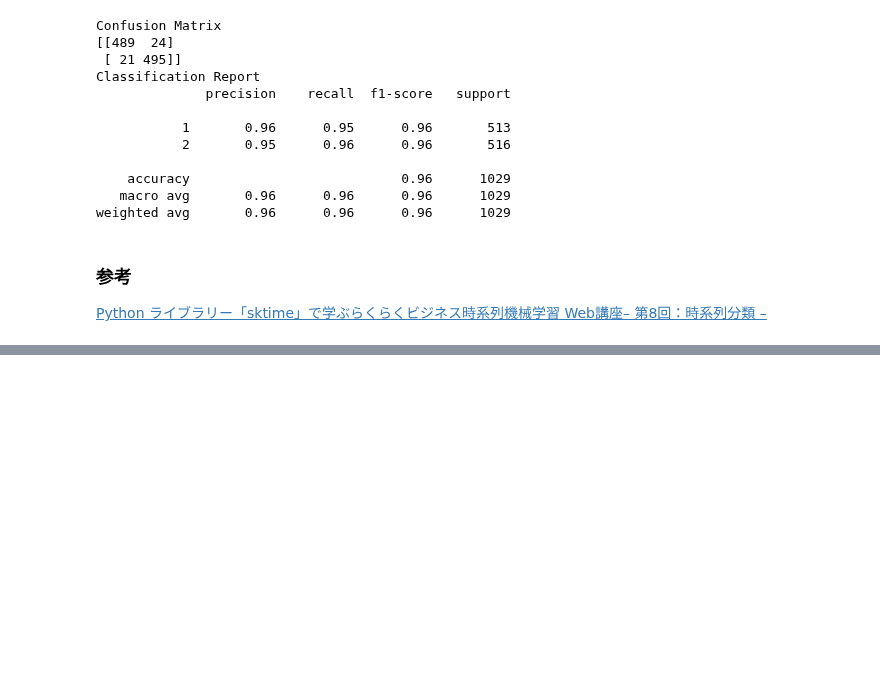
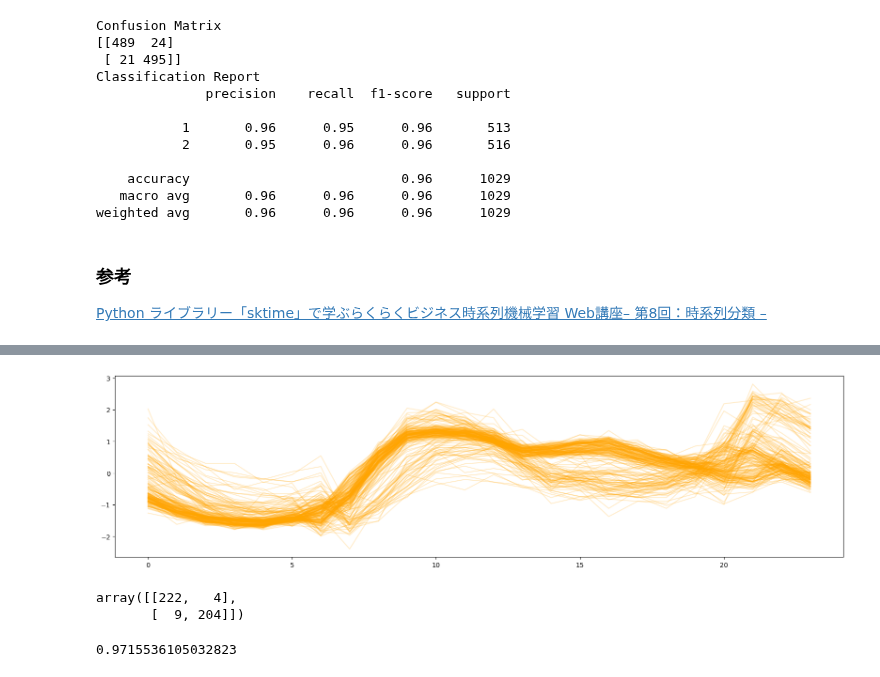
Before and after one commit to Mr-Kondo/_Inbox, a Jupyter notebook: test_sktime.ipynb, the cells around one changed output, grey strips where cells are left out. Saved outputs shown, nothing was run; the diff lists cells and outputs as text; code cells hidden in the pictures; blank space fills up the shorter version.

```diff
--- a/test_sktime.ipynb
+++ b/test_sktime.ipynb
@@ -209,0 +297,18 @@ weighted avg       0.96      0.96      0.96      1029
+# %%
+d = X_test.loc[y_test_pred=='2',:].copy()
+plt.figure(figsize=(20,5))
+for i in d.index:
+    plt.plot(d.loc[i,:].values[0],c='orange',alpha=0.2)
+# %% [output]
+[figure, added]
+# %%
+from sklearn.metrics import confusion_matrix
+confusion_matrix(y_test,y_test_pred)
+# %% [output]
+array([[222,   4],
+       [  9, 204]])
+# %%
+from sklearn.metrics import f1_score
+f1_score(y_true=(y_test=='1'),y_pred=(y_test_pred=='1'))
+# %% [output]
+0.9715536105032823
```
Also changed, not shown: parts of 13 cells of this notebook.
